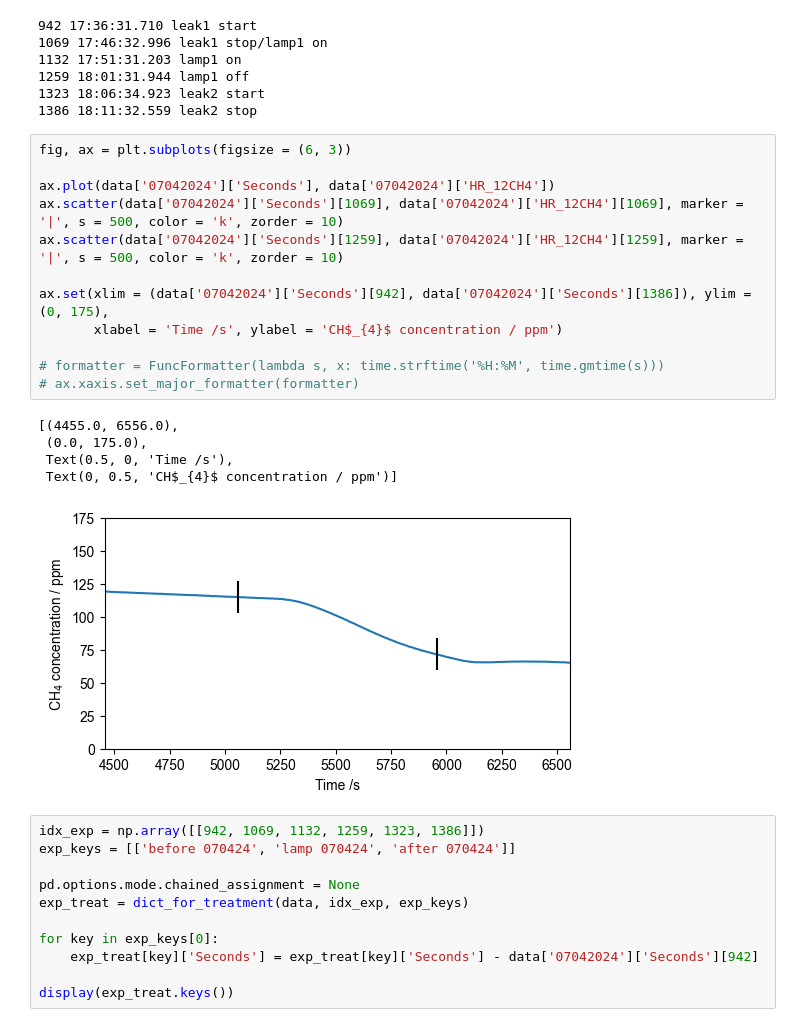
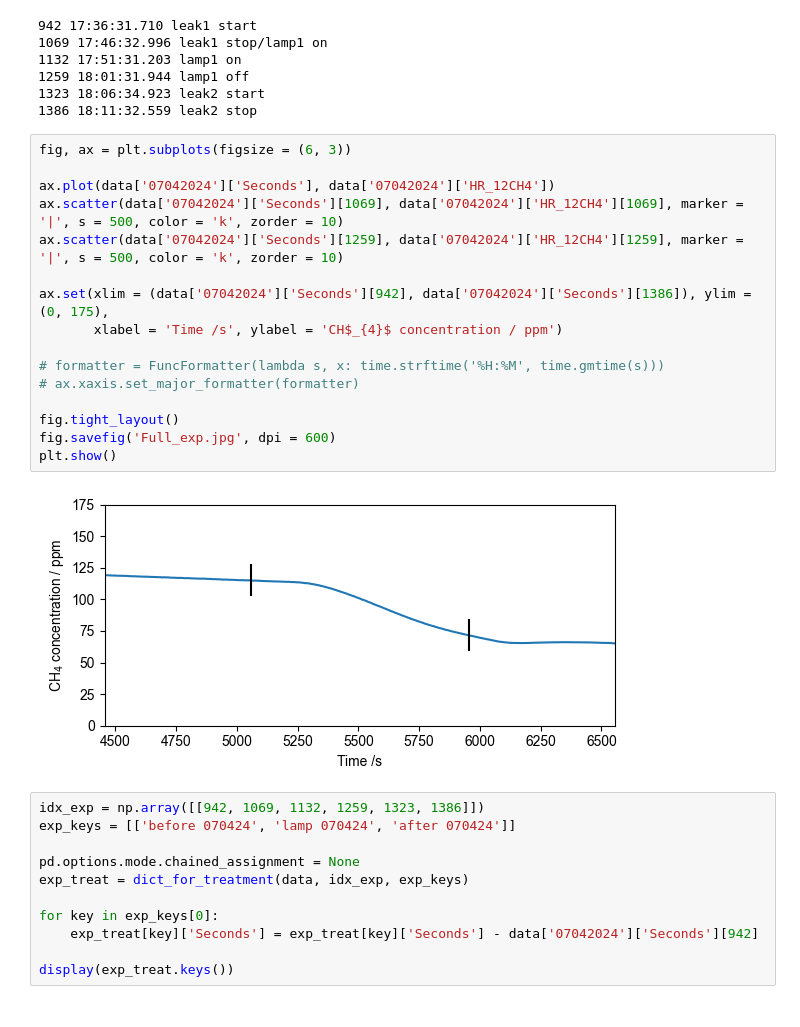
Before and after one commit to Normann25/Manganese-chlorides, a Jupyter notebook: ISAMO/experiments.ipynb, the cells around one changed output. Cells and saved outputs as stored; diff of their text form.

```diff
--- a/ISAMO/experiments.ipynb
+++ b/ISAMO/experiments.ipynb
@@ -67,21 +62,21 @@ for i, time in enumerate(data['07042024']['TIME']):
 # %%
 fig, ax = plt.subplots(figsize = (6, 3))
 
 ax.plot(data['07042024']['Seconds'], data['07042024']['HR_12CH4'])
 ax.scatter(data['07042024']['Seconds'][1069], data['07042024']['HR_12CH4'][1069], marker = '|', s = 500, color = 'k', zorder = 10)
 ax.scatter(data['07042024']['Seconds'][1259], data['07042024']['HR_12CH4'][1259], marker = '|', s = 500, color = 'k', zorder = 10)
 
 ax.set(xlim = (data['07042024']['Seconds'][942], data['07042024']['Seconds'][1386]), ylim = (0, 175),
        xlabel = 'Time /s', ylabel = 'CH$_{4}$ concentration / ppm')
 
 # formatter = FuncFormatter(lambda s, x: time.strftime('%H:%M', time.gmtime(s)))
 # ax.xaxis.set_major_formatter(formatter)
+
+fig.tight_layout()
+fig.savefig('Full_exp.jpg', dpi = 600)
+plt.show()
 # %% [output]
-[(4455.0, 6556.0),
- (0.0, 175.0),
- Text(0.5, 0, 'Time /s'),
- Text(0, 0.5, 'CH$_{4}$ concentration / ppm')]
-[figure, old version]
+[figure, new version]
 # %%
 idx_exp = np.array([[942, 1069, 1132, 1259, 1323, 1386]])
 exp_keys = [['before 070424', 'lamp 070424', 'after 070424']]
```
Also changed, not shown: parts of 2 cells of this notebook, 2 other files.
